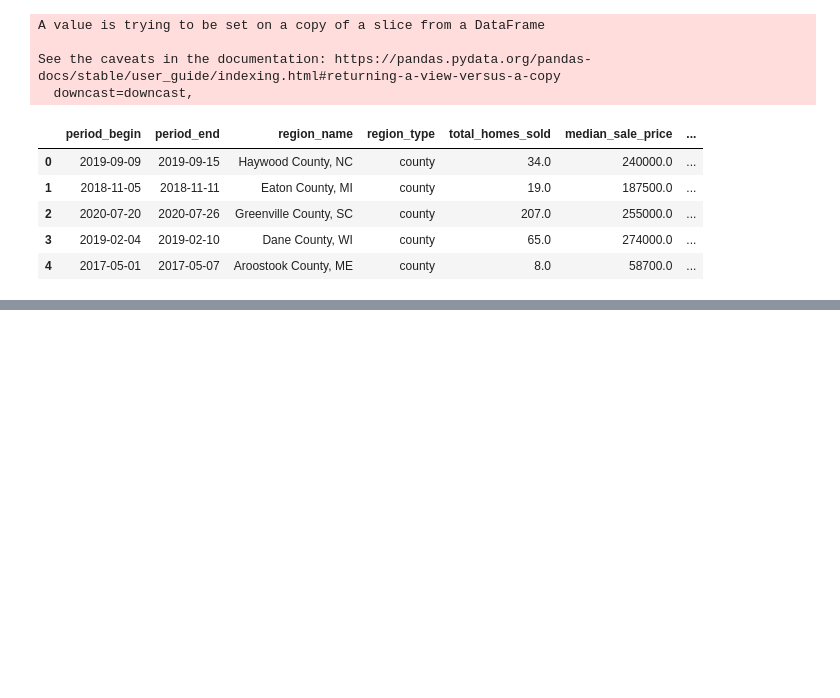
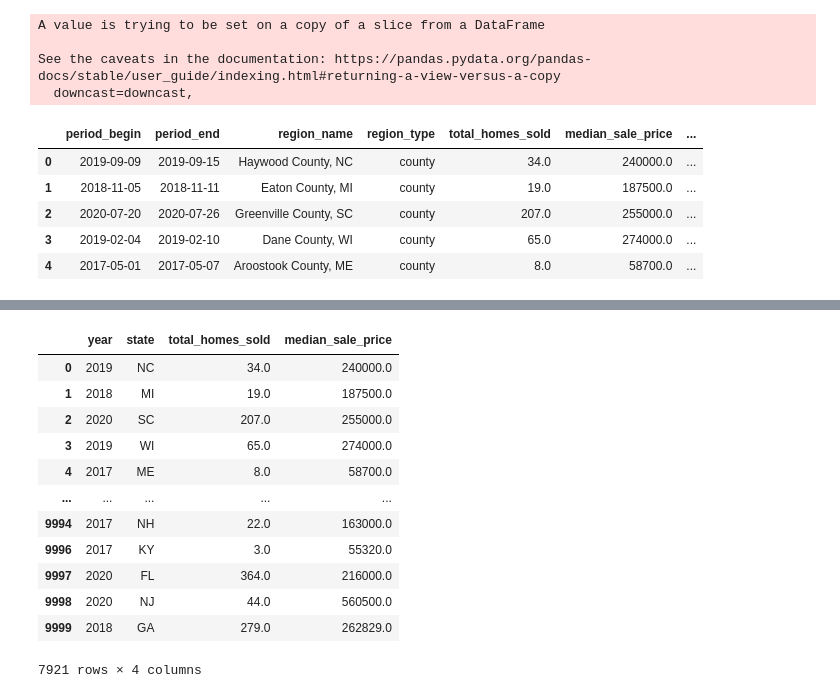
Before and after one commit to DPintacasi/BCproject2, a Jupyter notebook: ETL/redclean_starter_ETL-ARCopy.ipynb, the cells around one changed output, grey strips where cells are left out. Cells and saved outputs as stored; diff of their text form; code cells hidden in the pictures; blank space fills up the shorter version.

```diff
--- a/ETL/redclean_starter_ETL-ARCopy.ipynb
+++ b/ETL/redclean_starter_ETL-ARCopy.ipynb
@@ -101,0 +122,3 @@ collection.insert_many(data_dict)
+# %%
+df_redfinclean["median_sale_price"] = pd.to_numeric(df_redfinclean["median_sale_price"])
+df_redfinclean["median_sale_price"].dtype
@@ -101,0 +132,3 @@ collection.insert_many(data_dict)
+# %%
+df_redfinclean["total_homes_sold"] = pd.to_numeric(df_redfinclean["total_homes_sold"])
+df_redfinclean["median_sale_price"].dtype
@@ -101,0 +142,16 @@ collection.insert_many(data_dict)
+# %%
+df_redfinclean
+# %% [output]
+|  | year | state | total_homes_sold | median_sale_price |
+| 0 | 2019 | NC | 34.0 | 240000.0 |
+| 1 | 2018 | MI | 19.0 | 187500.0 |
+| 2 | 2020 | SC | 207.0 | 255000.0 |
+| 3 | 2019 | WI | 65.0 | 274000.0 |
+| 4 | 2017 | ME | 8.0 | 58700.0 |
+| ... | ... | ... | ... | ... |
+| 9994 | 2017 | NH | 22.0 | 163000.0 |
+| 9996 | 2017 | KY | 3.0 | 55320.0 |
+| 9997 | 2020 | FL | 364.0 | 216000.0 |
+| 9998 | 2020 | NJ | 44.0 | 560500.0 |
+| 9999 | 2018 | GA | 279.0 | 262829.0 |
+7921 rows × 4 columns
```
Also changed, not shown: parts of 14 cells of this notebook, 1 other file.
